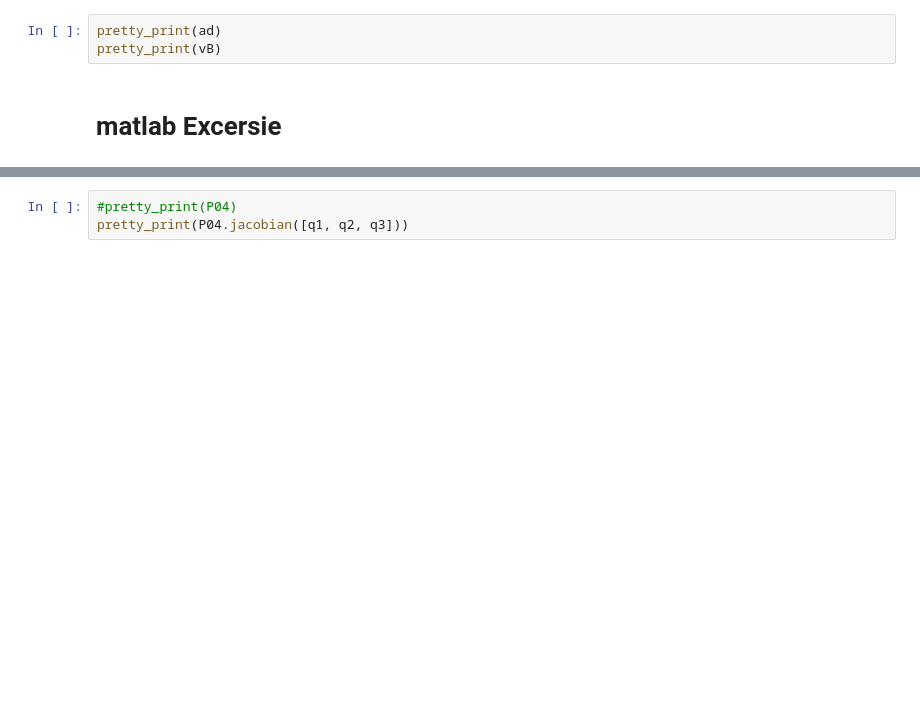
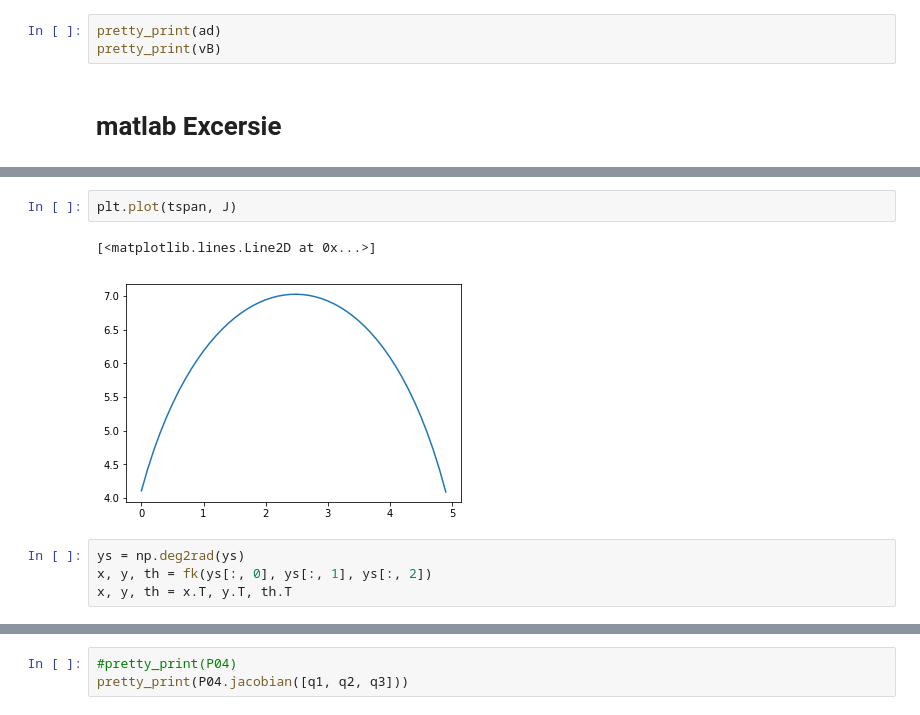
Before and after one commit to JafarAbdi/RoboMC, a Jupyter notebook: chapter5.ipynb, the cells around one changed output, grey strips where cells are left out. Saved outputs shown, nothing was run; the diff lists cells and outputs as text; blank space fills up the shorter version.

```diff
--- a/chapter5.ipynb
+++ b/chapter5.ipynb
@@ -187,0 +228,9 @@ P04 = T04[:2,3]
+# %%
+plt.plot(tspan, J)
+# %% [output]
+[<matplotlib.lines.Line2D at 0x...>]
+[figure, added]
+# %%
+ys = np.deg2rad(ys)
+x, y, th = fk(ys[:, 0], ys[:, 1], ys[:, 2])
+x, y, th = x.T, y.T, th.T
```
Also changed, not shown: parts of 14 cells of this notebook.
